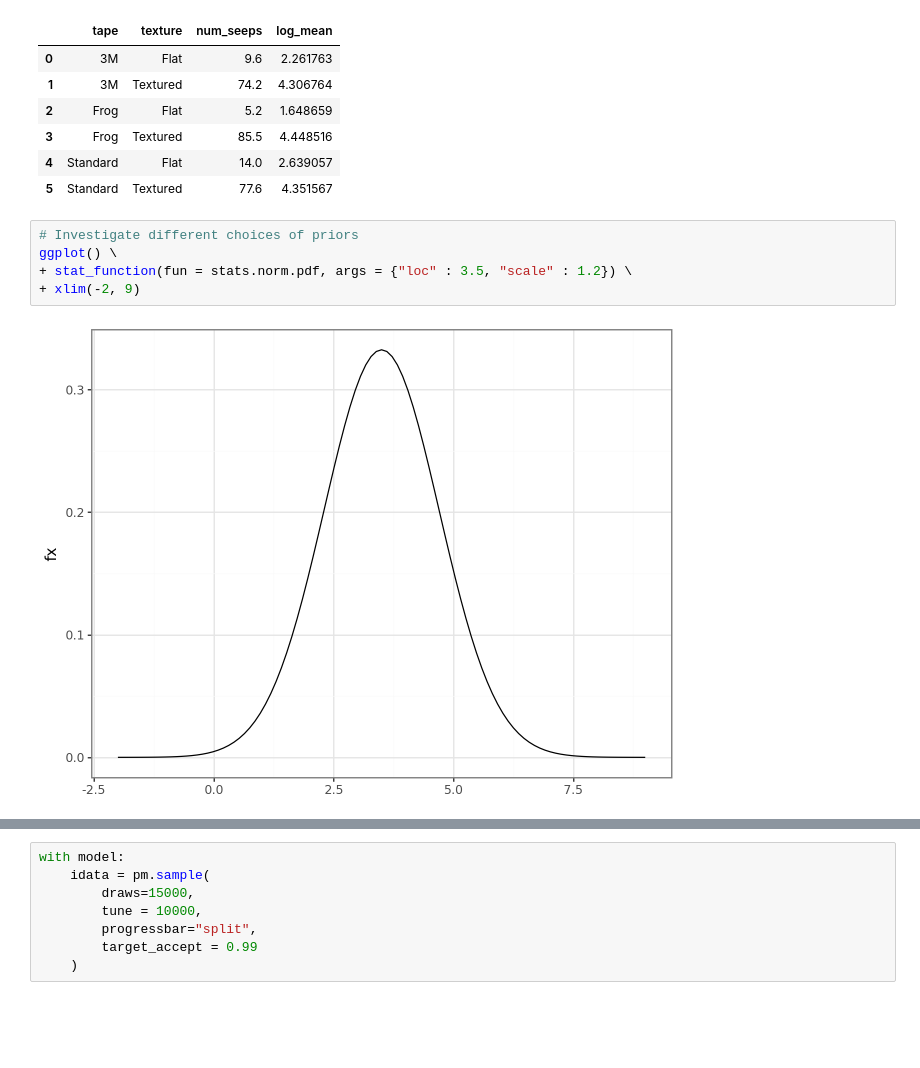
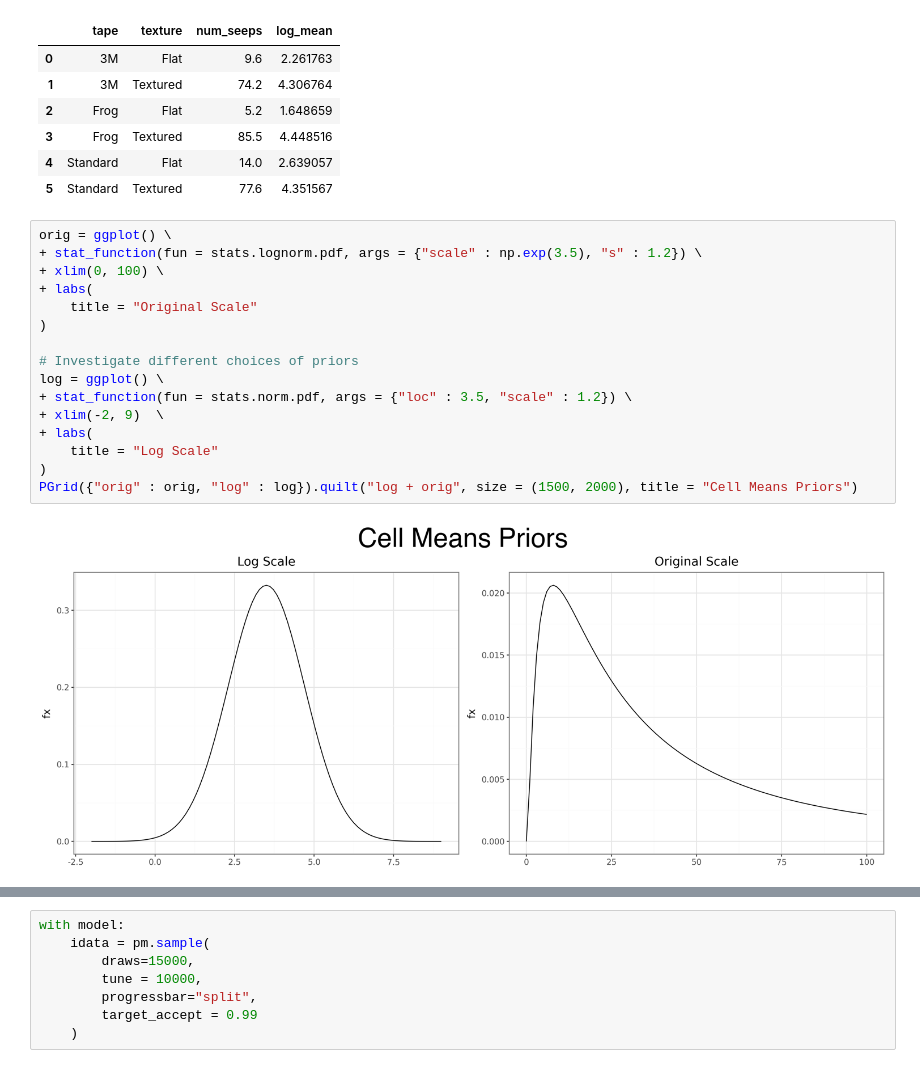
Before and after one commit to quintbro/masking-tape-analysis, a Jupyter notebook: masking_tape_analysis.ipynb, the cells around one changed output, grey strips where cells are left out. Saved outputs shown, nothing was run; the diff lists cells and outputs as text; blank space fills up the shorter version.

```diff
--- a/masking_tape_analysis.ipynb
+++ b/masking_tape_analysis.ipynb
@@ -76,9 +74,20 @@ mask \
 | 4 | Standard | Flat | 14.0 | 2.639057 |
 | 5 | Standard | Textured | 77.6 | 4.351567 |
 # %%
+orig = ggplot() \
++ stat_function(fun = stats.lognorm.pdf, args = {"scale" : np.exp(3.5), "s" : 1.2}) \
++ xlim(0, 100) \
++ labs(
+    title = "Original Scale"
+)
+
 # Investigate different choices of priors
-ggplot() \
+log = ggplot() \
 + stat_function(fun = stats.norm.pdf, args = {"loc" : 3.5, "scale" : 1.2}) \
-+ xlim(-2, 9)
++ xlim(-2, 9)  \
++ labs(
+    title = "Log Scale"
+)
+PGrid({"orig" : orig, "log" : log}).quilt("log + orig", size = (1500, 2000), title = "Cell Means Priors")
 # %% [output]
-[figure, old version]
+[figure, new version]
```
Also changed, not shown: parts of 20 cells of this notebook.
